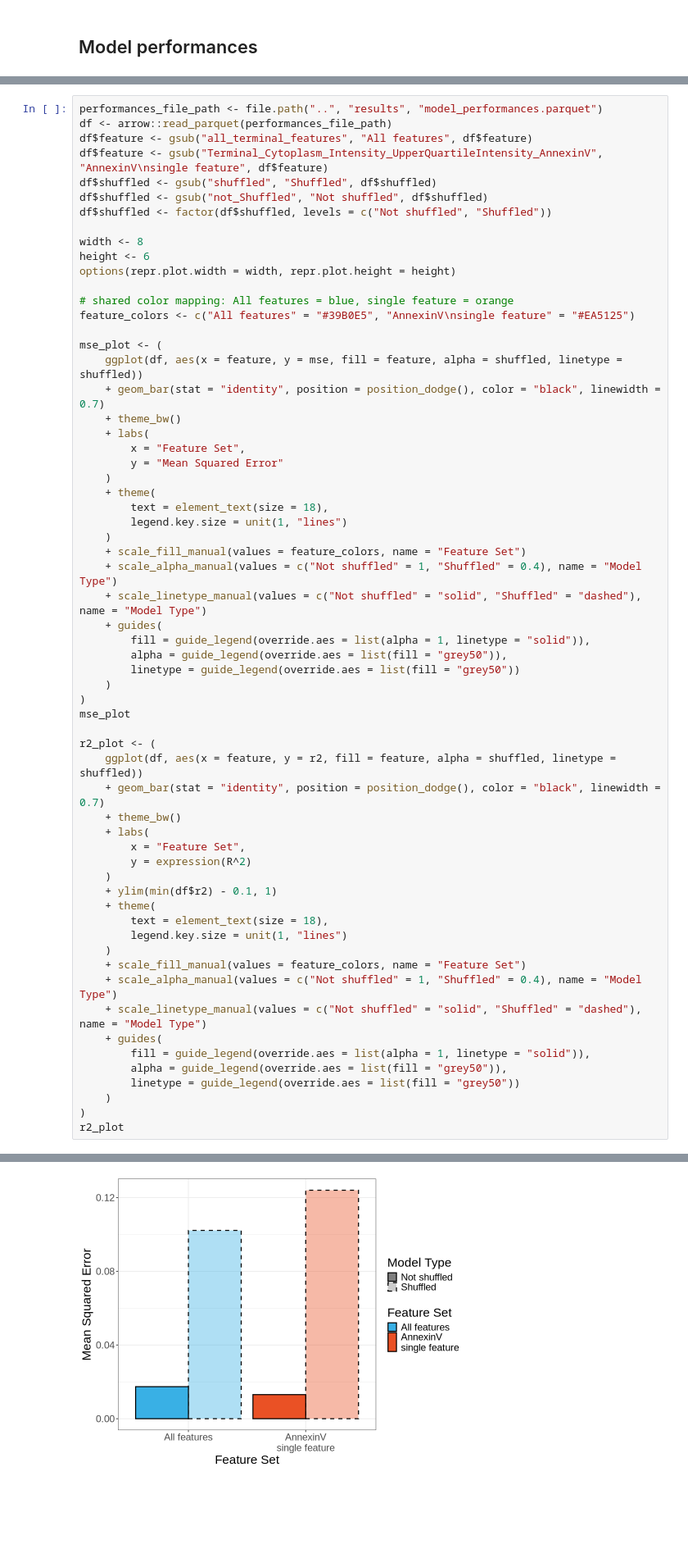
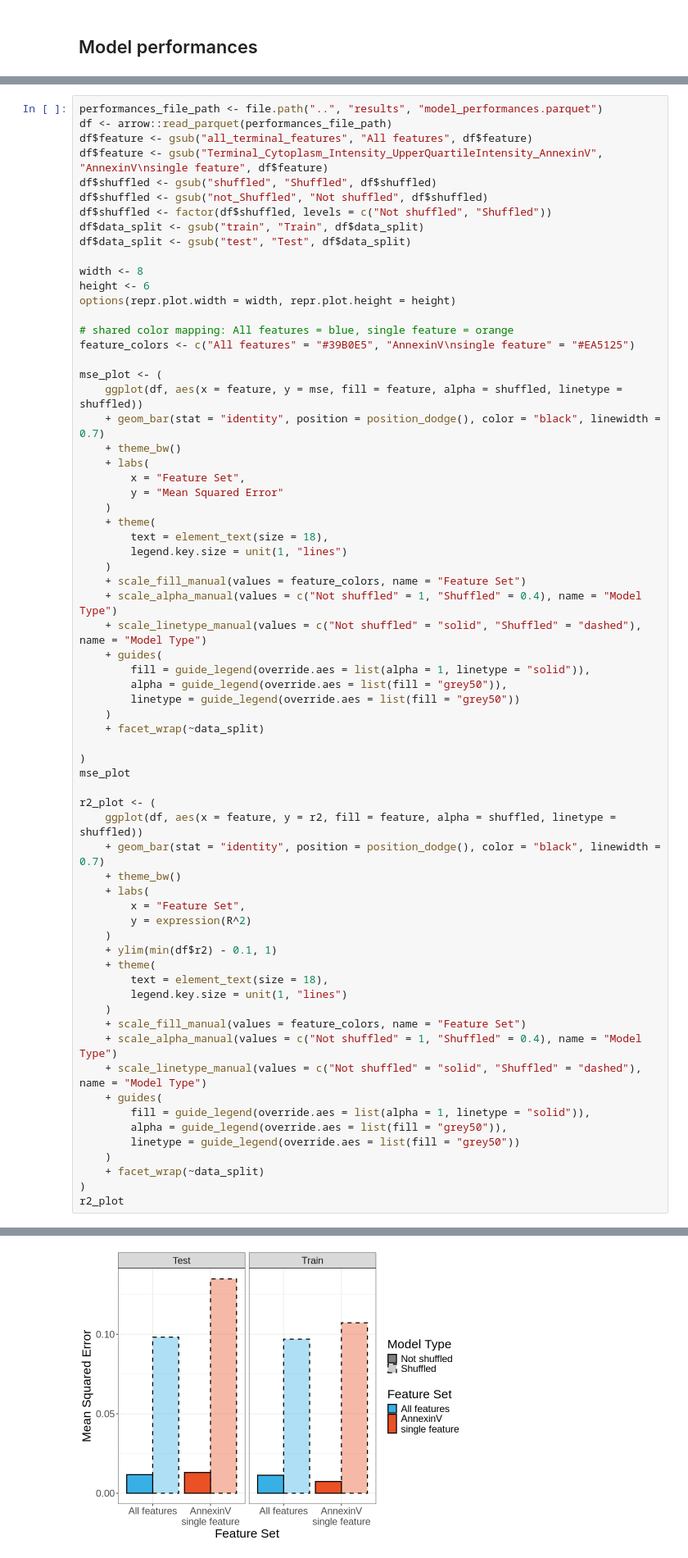
Before and after one commit to WayScience/live_cell_timelapse_apoptosis_analysis, a Jupyter notebook: 5.bulk_timelapse_model/notebooks/4.plot_results.ipynb, the cells around one changed output, grey strips where cells are left out. Shown at 82% size. Cells and saved outputs as stored; diff of their text form; blank space fills up the shorter version.

```diff
--- a/5.bulk_timelapse_model/notebooks/4.plot_results.ipynb
+++ b/5.bulk_timelapse_model/notebooks/4.plot_results.ipynb
@@ -524,6 +535,8 @@ df$feature <- gsub("Terminal_Cytoplasm_Intensity_UpperQuartileIntensity_AnnexinV
 df$shuffled <- gsub("shuffled", "Shuffled", df$shuffled)
 df$shuffled <- gsub("not_Shuffled", "Not shuffled", df$shuffled)
 df$shuffled <- factor(df$shuffled, levels = c("Not shuffled", "Shuffled"))
+df$data_split <- gsub("train", "Train", df$data_split)
+df$data_split <- gsub("test", "Test", df$data_split)
 
 width <- 8
 height <- 6
@@ -552,35 +565,38 @@ mse_plot <- (
         alpha = guide_legend(override.aes = list(fill = "grey50")),
         linetype = guide_legend(override.aes = list(fill = "grey50"))
     )
+    + facet_wrap(~data_split)
+
 )
 mse_plot
 
 r2_plot <- (
     ggplot(df, aes(x = feature, y = r2, fill = feature, alpha = shuffled, linetype = shuffled))
     + geom_bar(stat = "identity", position = position_dodge(), color = "black", linewidth = 0.7)
     + theme_bw()
     + labs(
         x = "Feature Set",
         y = expression(R^2)
     )
     + ylim(min(df$r2) - 0.1, 1)
     + theme(
         text = element_text(size = 18),
         legend.key.size = unit(1, "lines")
     )
     + scale_fill_manual(values = feature_colors, name = "Feature Set")
     + scale_alpha_manual(values = c("Not shuffled" = 1, "Shuffled" = 0.4), name = "Model Type")
     + scale_linetype_manual(values = c("Not shuffled" = "solid", "Shuffled" = "dashed"), name = "Model Type")
     + guides(
         fill = guide_legend(override.aes = list(alpha = 1, linetype = "solid")),
         alpha = guide_legend(override.aes = list(fill = "grey50")),
         linetype = guide_legend(override.aes = list(fill = "grey50"))
     )
+    + facet_wrap(~data_split)
 )
 r2_plot
 # %% [output]
 Warning message:
 “Duplicated `override.aes` is ignored.”
 Warning message:
 “Duplicated `override.aes` is ignored.”
-[figure, old version]
+[figure, new version]
```
Also changed, not shown: parts of 3 cells of this notebook, 7 other files.
